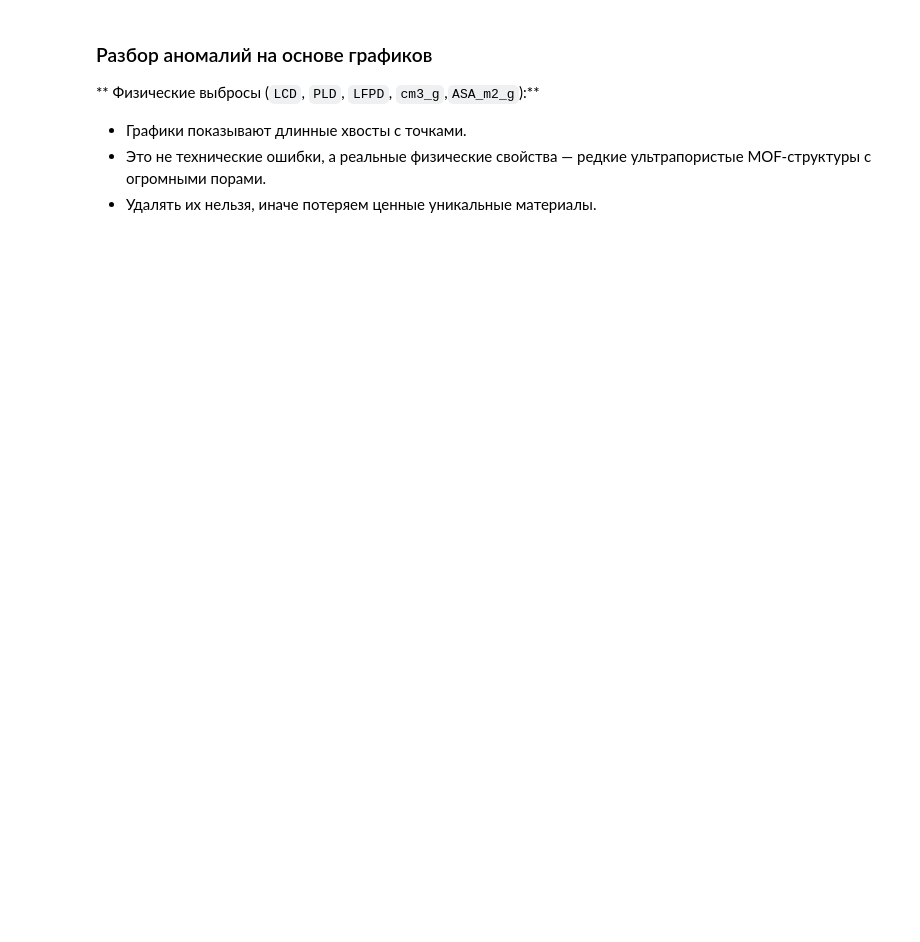
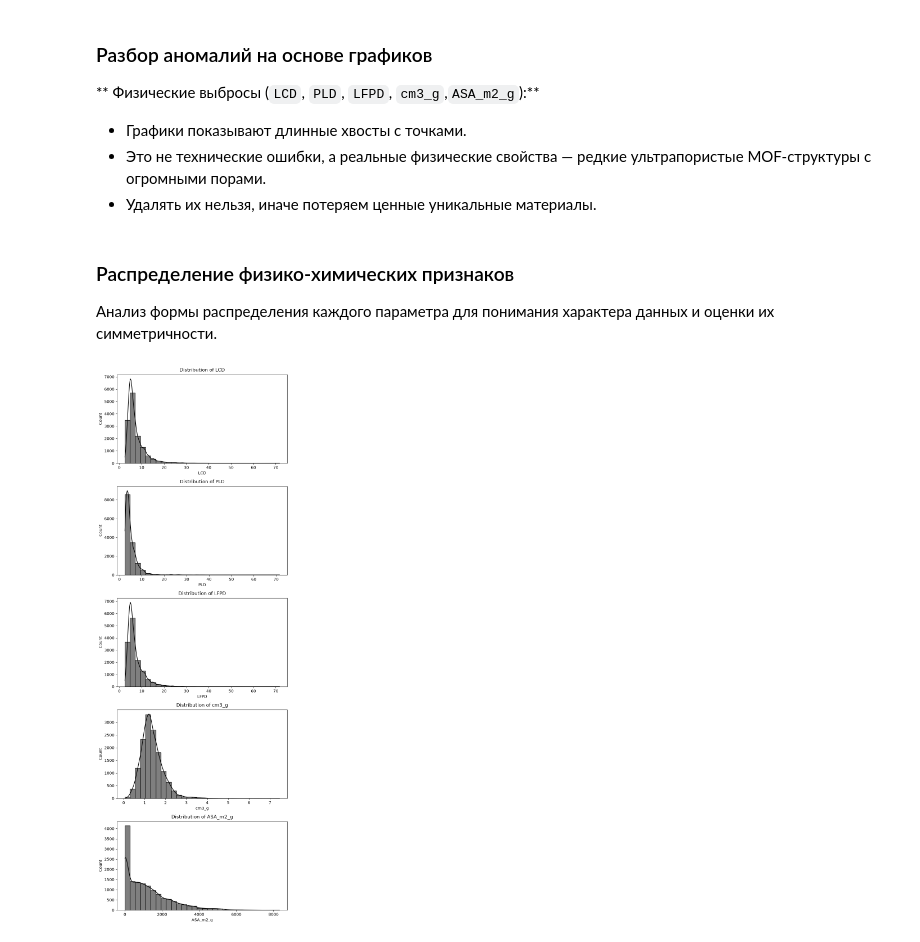
Before and after one commit to alenavas22/study-project, a Jupyter notebook: notebooks/EDA.ipynb, the cells around one changed output. Drawn from its saved outputs; the diff is of its cells as text; code cells hidden in the pictures; blank space fills up the shorter version.

```diff
--- a/notebooks/EDA.ipynb
+++ b/notebooks/EDA.ipynb
@@ -261,3 +262,29 @@ Name: ASA_m2_g, dtype: float64
 * Графики показывают длинные хвосты с точками.
 * Это не технические ошибки, а реальные физические свойства — редкие ультрапористые MOF-структуры с огромными порами.
 * Удалять их нельзя, иначе потеряем ценные уникальные материалы.
+# %% [markdown]
+### Распределение физико-химических признаков
+
+Анализ формы распределения каждого параметра для понимания характера данных и оценки их симметричности.
+# %%
+fig, axes = plt.subplots(nrows=5, ncols=1, figsize=(7, 20))
+
+for idx, col in enumerate(target_features):
+    if col in df.columns:
+        sns.histplot(
+            data=df,
+            x=col,
+            kde=True,
+            color='black',
+            bins=30,
+            ax=axes[idx]
+        )
+
+        axes[idx].set_title(f"Distribution of {col}", fontsize=12, pad=8)
+        axes[idx].set_xlabel(col)
+        axes[idx].set_ylabel("Count")
+
+fig.tight_layout()
+plt.show()
+# %% [output]
+[figure, added]
```
Also changed, not shown: parts of 9 cells of this notebook.
